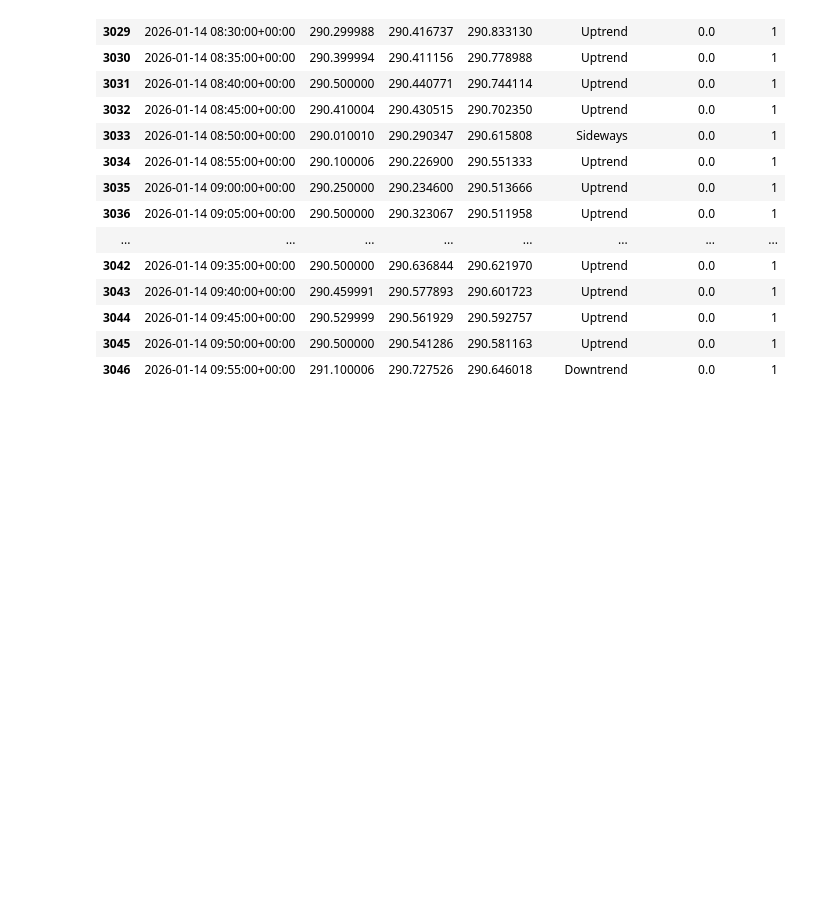
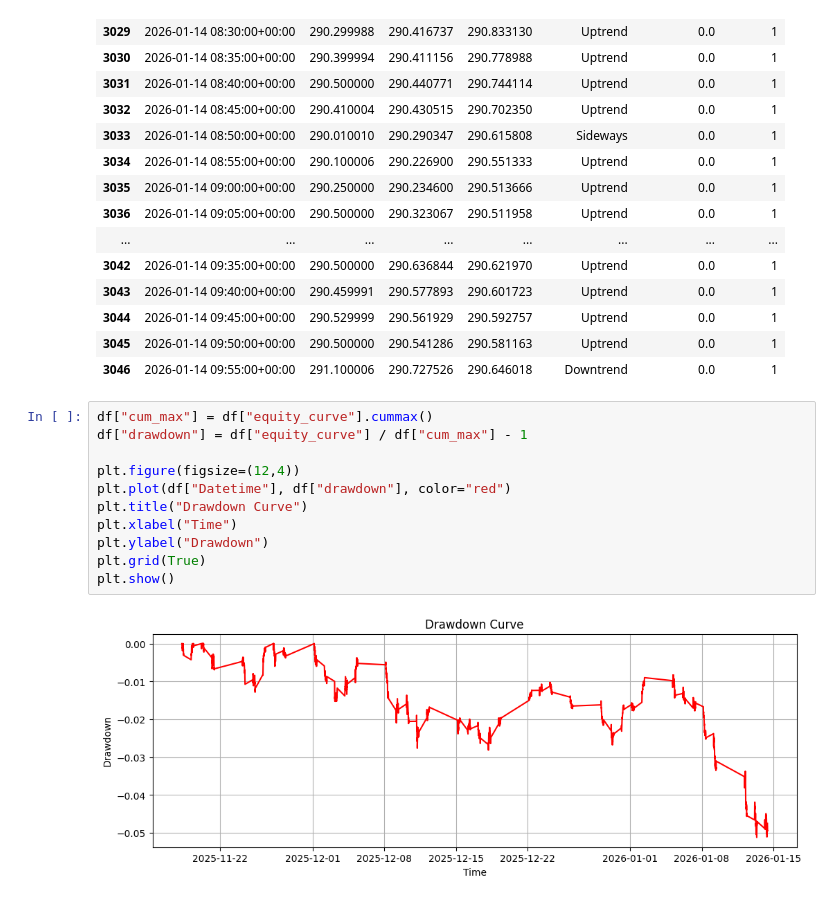
Before and after one commit to lakshaysharma2004/quant-trading-system, a Jupyter notebook: notebooks/05_strategy_backtest.ipynb, the cells around one changed output. Saved outputs shown, nothing was run; the diff lists cells and outputs as text; blank space fills up the shorter version.

```diff
--- a/notebooks/05_strategy_backtest.ipynb
+++ b/notebooks/05_strategy_backtest.ipynb
@@ -101,3 +114,16 @@ df[["Datetime","close","ema_5","ema_15","regime_name","trade_signal","position"]
 | 3044 | 2026-01-14 09:45:00+00:00 | 290.529999 | 290.561929 | 290.592757 | Uptrend | 0.0 | 1 |
 | 3045 | 2026-01-14 09:50:00+00:00 | 290.500000 | 290.541286 | 290.581163 | Uptrend | 0.0 | 1 |
 | 3046 | 2026-01-14 09:55:00+00:00 | 291.100006 | 290.727526 | 290.646018 | Downtrend | 0.0 | 1 |
+# %%
+df["cum_max"] = df["equity_curve"].cummax()
+df["drawdown"] = df["equity_curve"] / df["cum_max"] - 1
+
+plt.figure(figsize=(12,4))
+plt.plot(df["Datetime"], df["drawdown"], color="red")
+plt.title("Drawdown Curve")
+plt.xlabel("Time")
+plt.ylabel("Drawdown")
+plt.grid(True)
+plt.show()
+# %% [output]
+[figure, added]
```
Also changed, not shown: parts of 8 cells of this notebook, 10 other files.
